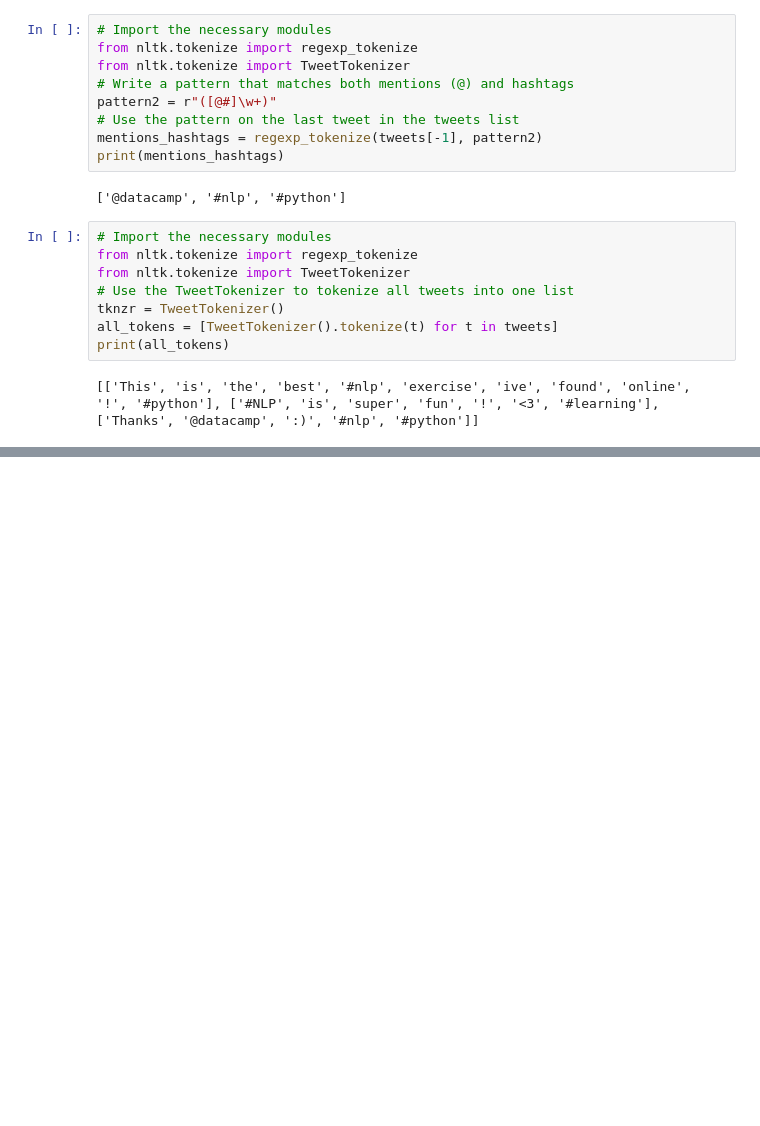
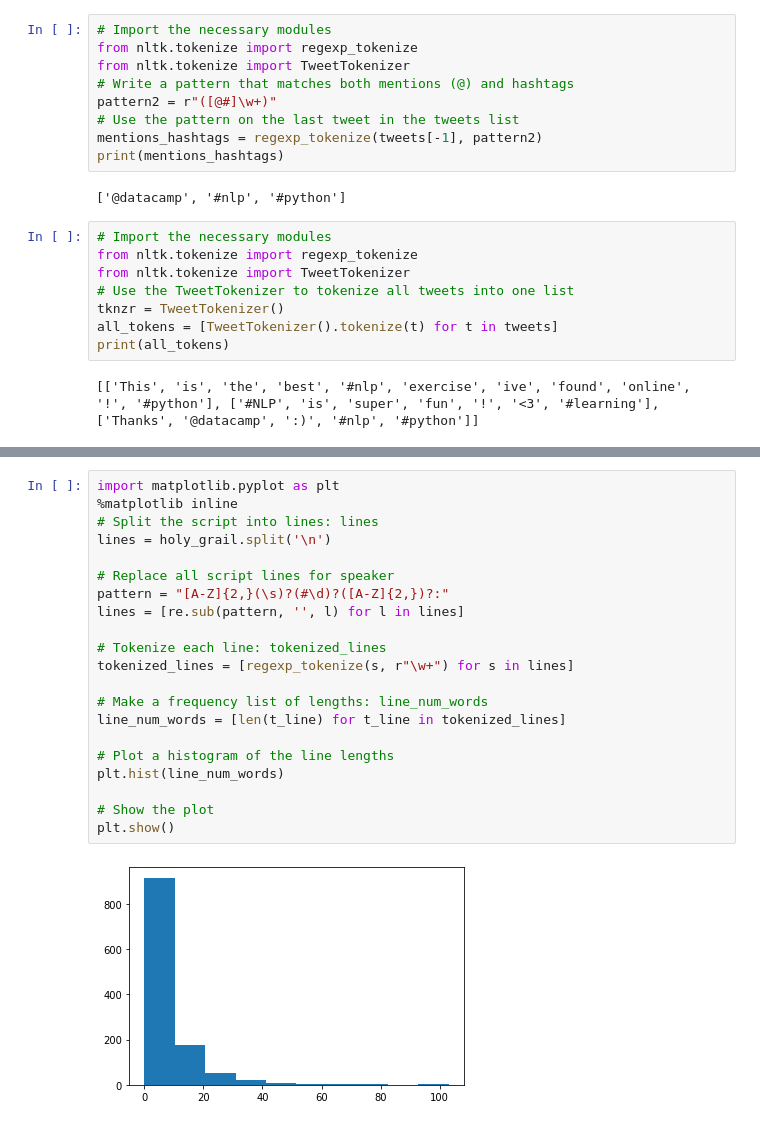
Before and after one commit to makkimaki/MachineLearning_tatsujin, a Jupyter notebook: Introduction to NLP in Python/Chapter1.ipynb, the cells around one changed output, grey strips where cells are left out. Drawn from its saved outputs; the diff is of its cells as text; blank space fills up the shorter version.

```diff
--- a/Introduction to NLP in Python/Chapter1.ipynb
+++ b/Introduction to NLP in Python/Chapter1.ipynb
@@ -113,0 +114,23 @@ print(all_tokens)
+# %%
+import matplotlib.pyplot as plt
+%matplotlib inline
+# Split the script into lines: lines
+lines = holy_grail.split('\n')
+
+# Replace all script lines for speaker
+pattern = "[A-Z]{2,}(\s)?(#\d)?([A-Z]{2,})?:"
+lines = [re.sub(pattern, '', l) for l in lines]
+
+# Tokenize each line: tokenized_lines
+tokenized_lines = [regexp_tokenize(s, r"\w+") for s in lines]
+
+# Make a frequency list of lengths: line_num_words
+line_num_words = [len(t_line) for t_line in tokenized_lines]
+
+# Plot a histogram of the line lengths
+plt.hist(line_num_words)
+
+# Show the plot
+plt.show()
+# %% [output]
+[figure, added]
```
Also changed, not shown: parts of 4 cells of this notebook, 1 other file.
